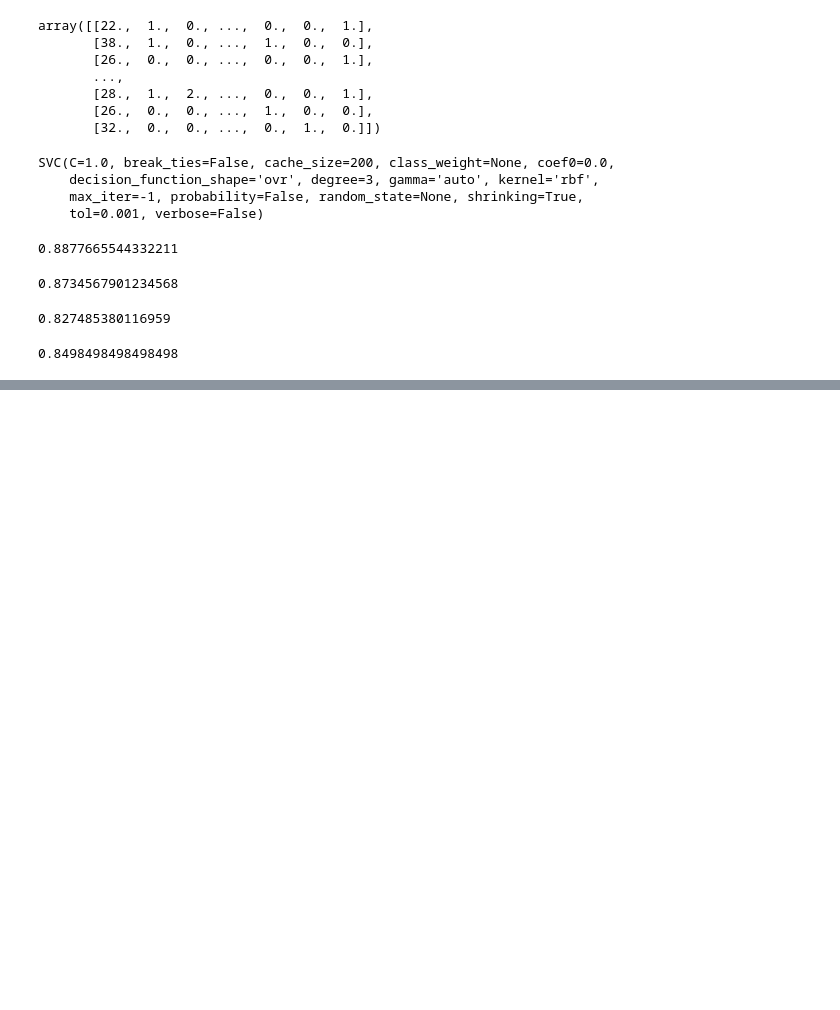
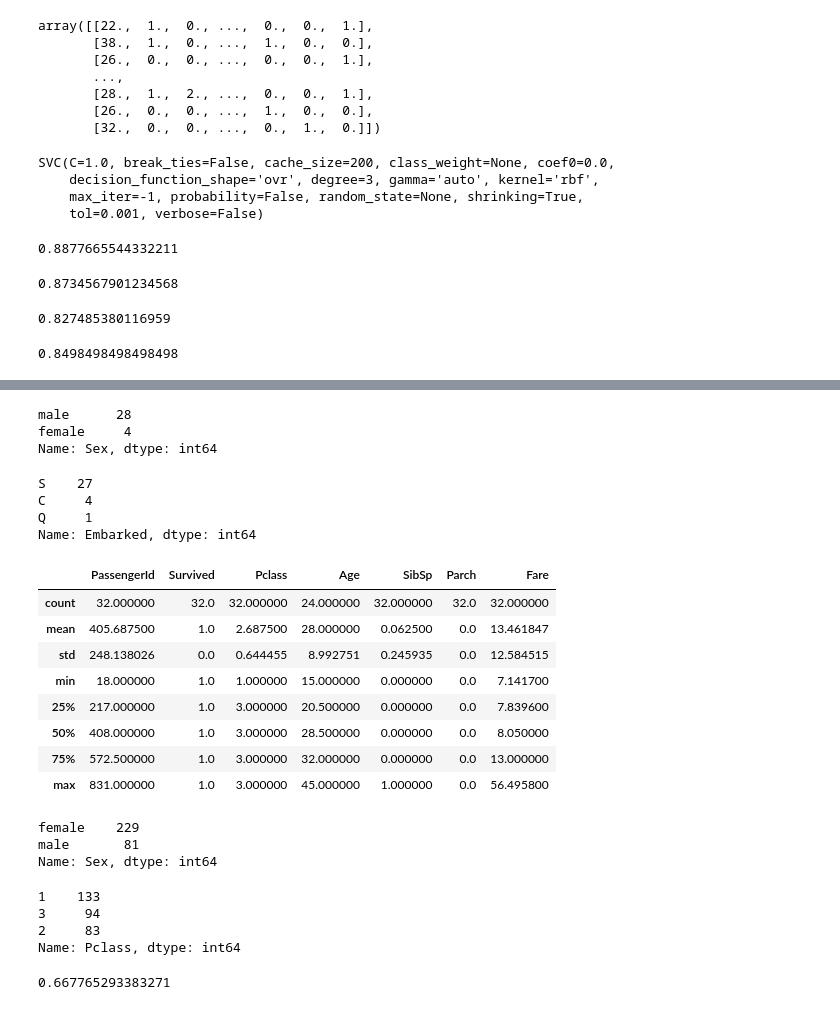
Before and after one commit to sergiovasquez122/CECS-456, a Jupyter notebook: Titanic.ipynb, the cells around one changed output, grey strips where cells are left out. Drawn from its saved outputs; the diff is of its cells as text; code cells hidden in the pictures; blank space fills up the shorter version.

```diff
--- a/Titanic.ipynb
+++ b/Titanic.ipynb
@@ -206,0 +295,2 @@ from scipy.stats import uniform, reciprocal
+# %%
+false_negatives = train_data.loc[(y_train == 1) & (y_prediction == 0)] # people we incorrectly said died even though they didn't
@@ -206,0 +324,25 @@ from scipy.stats import uniform, reciprocal
+# %%
+false_negatives['Sex'].value_counts()
+# %% [output]
+male      28
+female     4
+Name: Sex, dtype: int64
+# %%
+false_negatives['Embarked'].value_counts()
+# %% [output]
+S    27
+C     4
+Q     1
+Name: Embarked, dtype: int64
+# %%
+false_negatives.describe()
+# %% [output]
+|  | PassengerId | Survived | Pclass | Age | SibSp | Parch | Fare |
+| count | 32.000000 | 32.0 | 32.000000 | 24.000000 | 32.000000 | 32.0 | 32.000000 |
+| mean | 405.687500 | 1.0 | 2.687500 | 28.000000 | 0.062500 | 0.0 | 13.461847 |
+| std | 248.138026 | 0.0 | 0.644455 | 8.992751 | 0.245935 | 0.0 | 12.584515 |
+| min | 18.000000 | 1.0 | 1.000000 | 15.000000 | 0.000000 | 0.0 | 7.141700 |
+| 25% | 217.000000 | 1.0 | 3.000000 | 20.500000 | 0.000000 | 0.0 | 7.839600 |
+| 50% | 408.000000 | 1.0 | 3.000000 | 28.500000 | 0.000000 | 0.0 | 8.050000 |
+| 75% | 572.500000 | 1.0 | 3.000000 | 32.000000 | 0.000000 | 0.0 | 13.000000 |
+| max | 831.000000 | 1.0 | 3.000000 | 45.000000 | 1.000000 | 0.0 | 56.495800 |
@@ -206,0 +351,13 @@ from scipy.stats import uniform, reciprocal
+# %%
+true_positives['Sex'].value_counts()
+# %% [output]
+female    229
+male       81
+Name: Sex, dtype: int64
+# %%
+true_positives['Pclass'].value_counts()
+# %% [output]
+1    133
+3     94
+2     83
+Name: Pclass, dtype: int64
@@ -206,0 +367,7 @@ from scipy.stats import uniform, reciprocal
+# %%
+from sklearn.model_selection import cross_val_score
+
+svm_scores = cross_val_score(random_search.best_estimator_, X_train, y_train, cv = 10)
+svm_scores.mean()
+# %% [output]
+0.667765293383271
```
Also changed, not shown: parts of 18 cells of this notebook.
